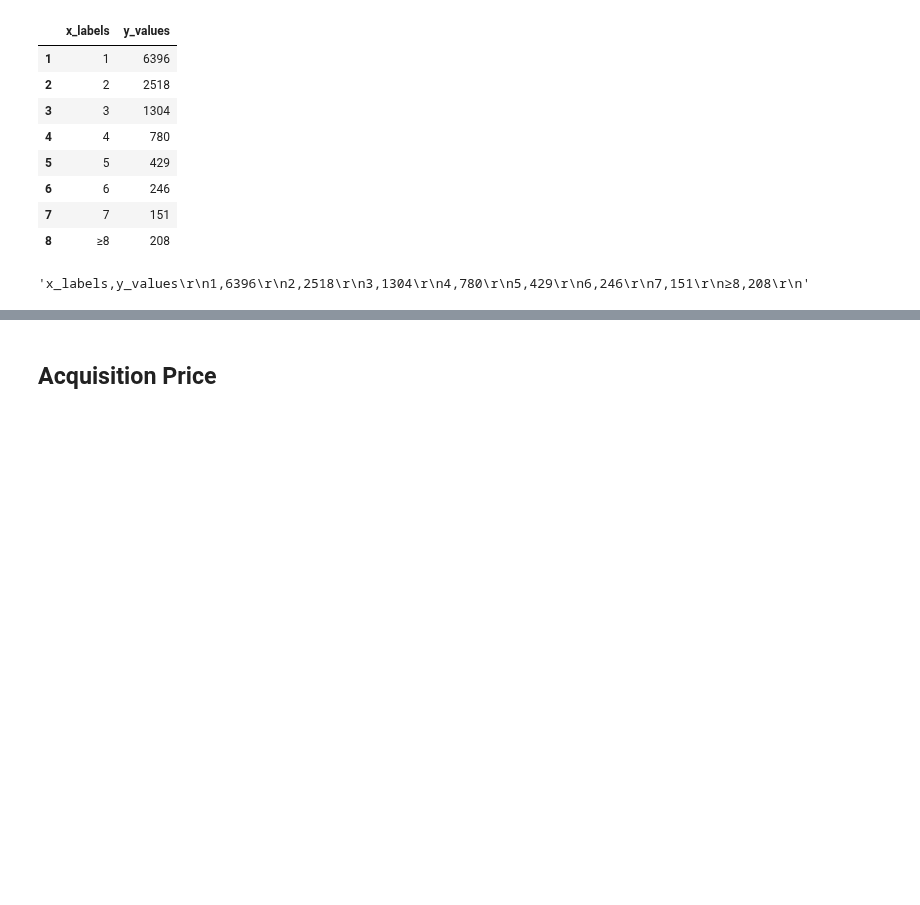
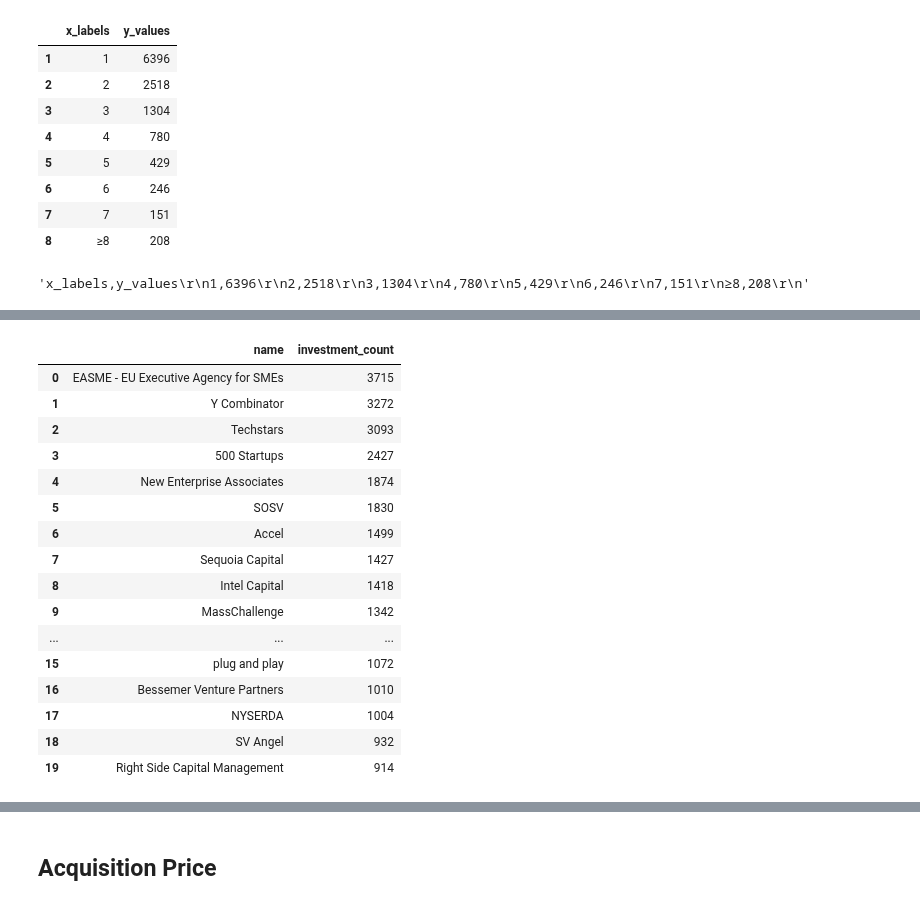
Before and after one commit to StardustLID/TEMG4952A-TEAM-5, a Jupyter notebook: backend/csv_helper.ipynb, the cells around one changed output, grey strips where cells are left out. Drawn from its saved outputs; the diff is of its cells as text; code cells hidden in the pictures; blank space fills up the shorter version.

```diff
--- a/backend/csv_helper.ipynb
+++ b/backend/csv_helper.ipynb
@@ -224,0 +303,23 @@ df.to_csv(index=False)
+# %%
+# Reset the index
+df.reset_index(inplace=True)
+df.drop(axis=1, labels='index', inplace=True)
+df
+# %% [output]
+|  | name | investment_count |
+| 0 | EASME - EU Executive Agency for SMEs | 3715 |
+| 1 | Y Combinator | 3272 |
+| 2 | Techstars | 3093 |
+| 3 | 500 Startups | 2427 |
+| 4 | New Enterprise Associates | 1874 |
+| 5 | SOSV | 1830 |
+| 6 | Accel | 1499 |
+| 7 | Sequoia Capital | 1427 |
+| 8 | Intel Capital | 1418 |
+| 9 | MassChallenge | 1342 |
+| ... | ... | ... |
+| 15 | plug and play | 1072 |
+| 16 | Bessemer Venture Partners | 1010 |
+| 17 | NYSERDA | 1004 |
+| 18 | SV Angel | 932 |
+| 19 | Right Side Capital Management | 914 |
```
Also changed, not shown: parts of 6 cells of this notebook, 3 other files.
